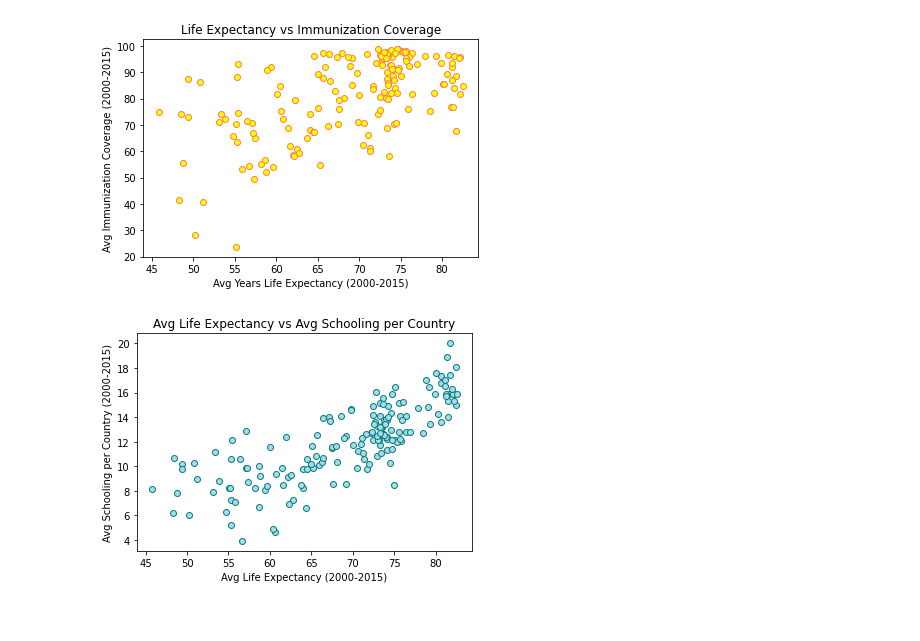
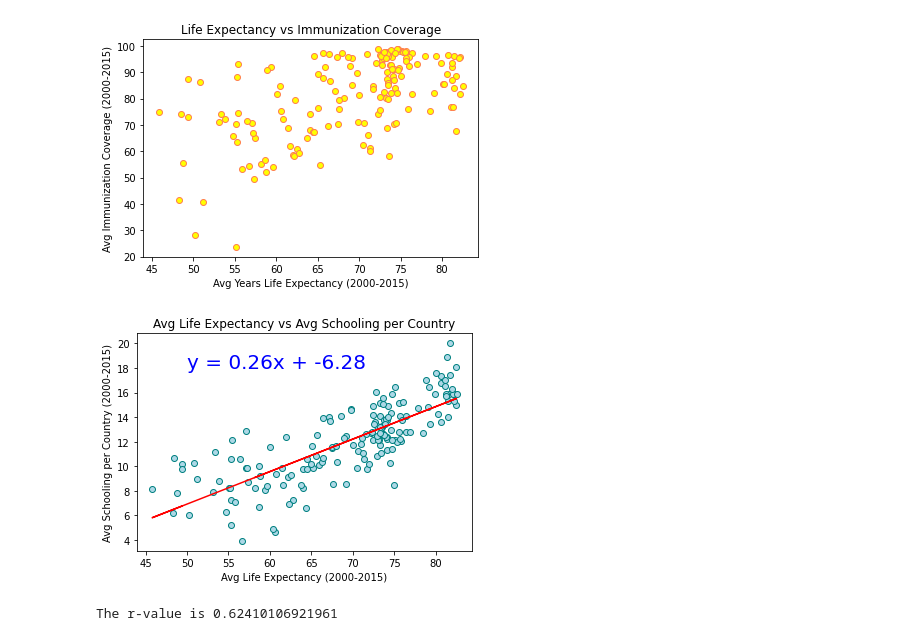
Before and after one commit to shechter430/project_one, a Jupyter notebook: jennifer_analyzations.ipynb, the cells around one changed output. Drawn from its saved outputs; the diff is of its cells as text; code cells hidden in the pictures.

Commit message:
regression added

```diff
--- a/jennifer_analyzations.ipynb
+++ b/jennifer_analyzations.ipynb
@@ -75,24 +64,46 @@ plt.show()
 # %% [output]
 [figure]
 # %%
+#USING THIS FOR MY QUESTION
+
 #use this for testing schooling variable
 mean_school = life_expectancy.groupby('Country')["Schooling"].mean()
 
 #Data frame for schooling and life expectancy
 schooling_avgs = pd.DataFrame({"Avg Life Expectancy (2000-2015)": mean_lifeexp,
                                "Avg Schooling per Country (2000-2015)": mean_school})
 
 #QUESTION
 #Is increased schooling positively correlated with increased life expectancy?
 x_axis = schooling_avgs["Avg Life Expectancy (2000-2015)"]
 y_axis = schooling_avgs["Avg Schooling per Country (2000-2015)"]
+
+
+#regression code
+(slope, intercept, rvalue, pvalue, stderr) = linregress(x_axis, y_axis)
+regress_values = x_axis * slope + intercept
+line_eq = "y = " + str(round(slope,2)) + "x + " + str(round(intercept,2))
+
+#scatter plot
 plt.scatter(x_axis, y_axis, marker = "o", edgecolors = "teal", facecolors="lightblue")
 plt.title("Avg Life Expectancy vs Avg Schooling per Country")
 plt.xlabel("Avg Life Expectancy (2000-2015)")
 plt.ylabel("Avg Schooling per Country (2000-2015)")
+
+
+#regression code
+line_eq = "y = " + str(round(slope,2)) + "x + " + str(round(intercept,2))
+plt.plot(x_axis,regress_values,"r-")
+plt.annotate(line_eq,(50,18),fontsize=20,color="blue")
+
 plt.show()
+
+print("The r-value is " + str(rvalue**2))
+
+#plt.savefig("output_data/Southern Hemisphere - Humidity (%) vs. Latitude Linear Regression.png")
 # %% [output]
-[figure, old version]
+[figure, new version]
+The r-value is 0.62410106921961
 # %%
 #Is increased schooling positively correlated with increased immunization coverage?
 
```
Also changed, not shown: parts of 5 cells of this notebook.
